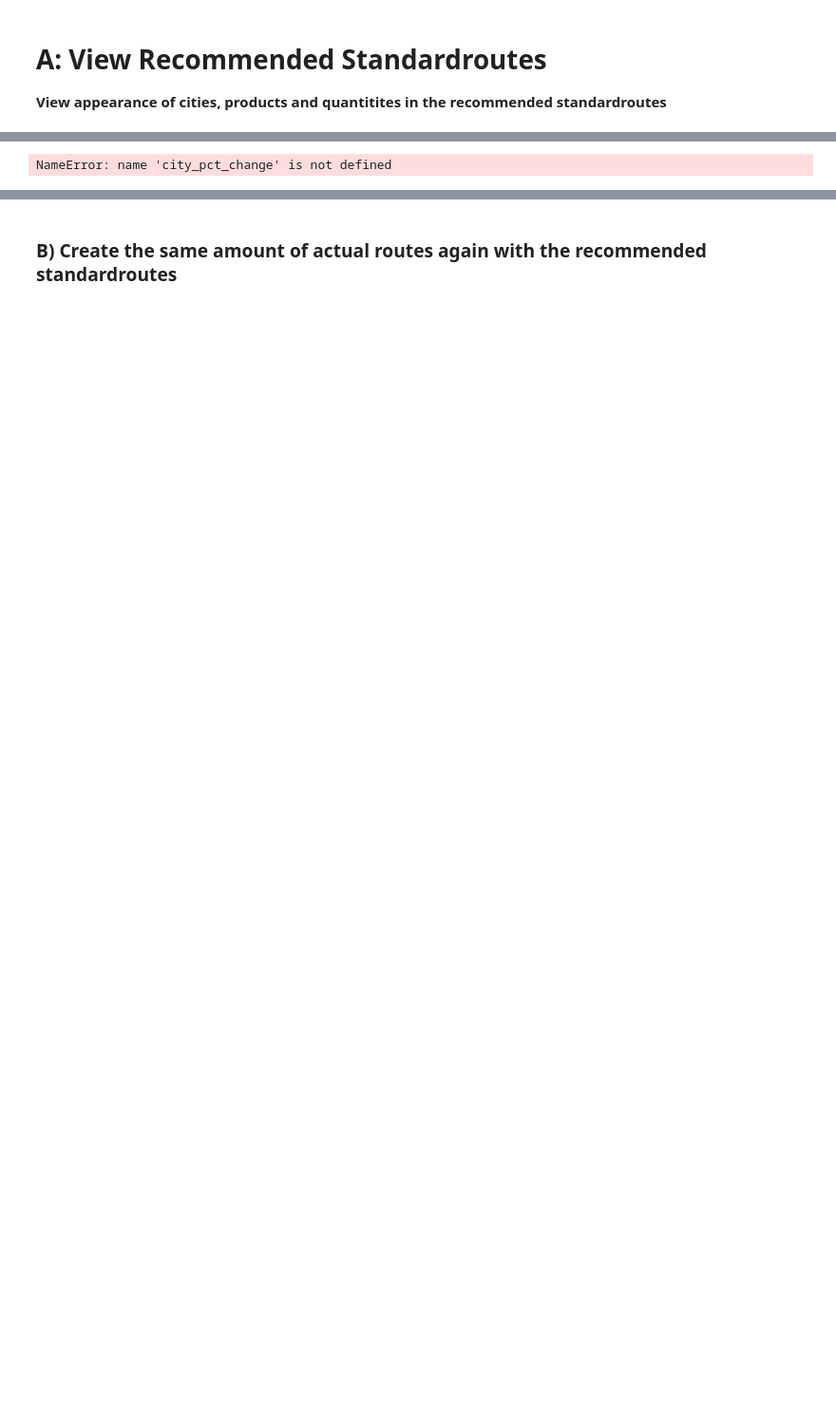
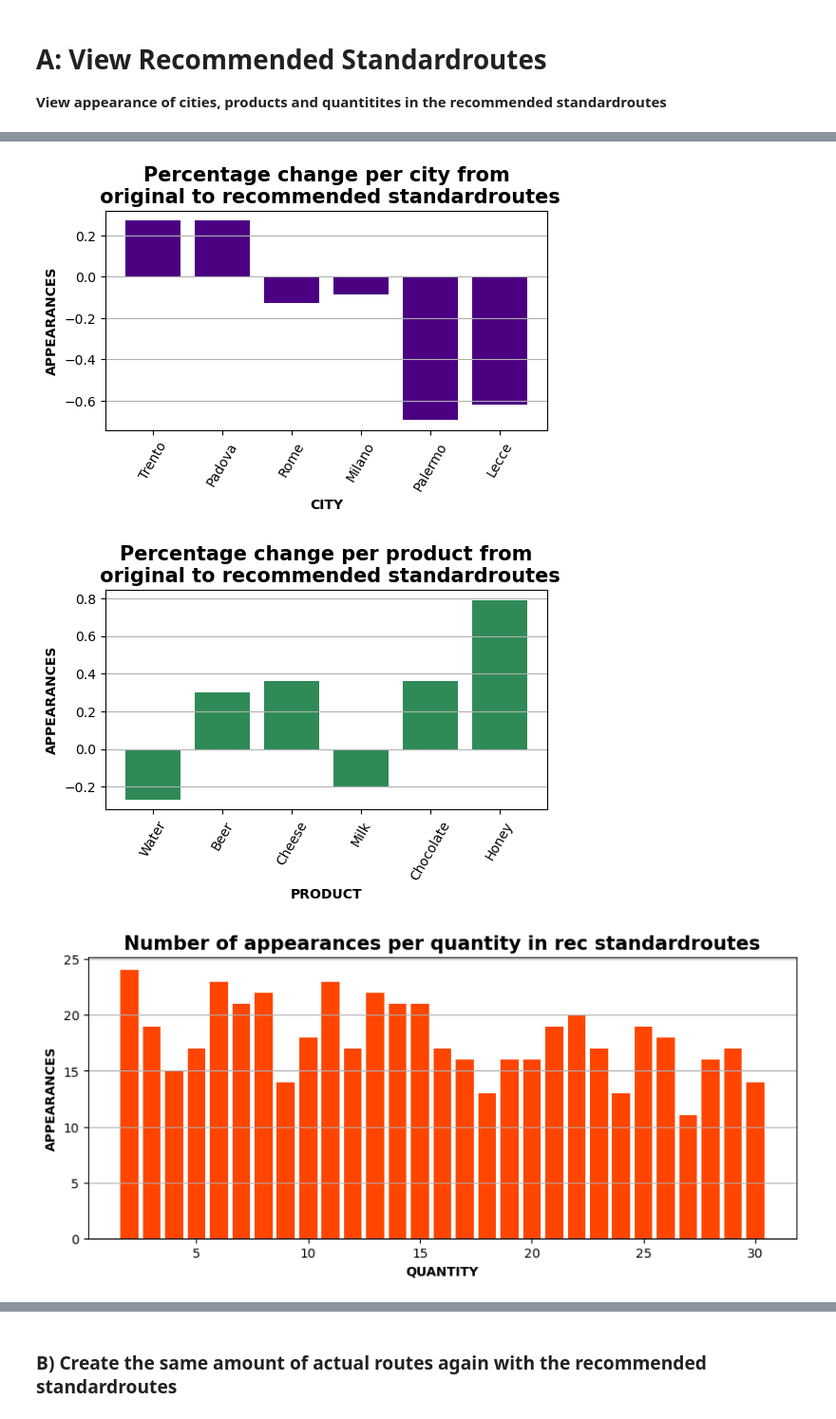
Before and after one commit to dennismgoetz/DataMining, a Jupyter notebook: src/data_generation_and_evaluation/evaluation.ipynb, the cells around one changed output, grey strips where cells are left out. Shown at 95% size. Drawn from its saved outputs; the diff is of its cells as text; code cells hidden in the pictures; blank space fills up the shorter version.

```diff
--- a/src/data_generation_and_evaluation/evaluation.ipynb
+++ b/src/data_generation_and_evaluation/evaluation.ipynb
@@ -171,27 +160,31 @@ np.sum(list({i: rec_city_counts[i] * (org_num_trips_sum/rec_num_trips_sum) for i
 # %%
-# function to plot the counts
-def fun_plot_appearances(name, counts, color):
+# function to plot the counts/pct changes
+def fun_plot_appearances(name, counts, color, title, figsize=(6, 3)):
 
     # create barplot to view the number of appearances
-    plt.figure(figsize=(10, 4))
+    plt.figure(figsize=figsize)
     plt.bar(x=counts.keys(), height=counts.values(), color=color)
 
-    # set title, edit axis and add legend
-    plt.title('Number of appearances per {} in rec standardroutes'.format(name), fontsize=15, fontweight='bold')
+    # set title and axis name and add legend
+    plt.title(title, fontsize=15, fontweight='bold')
     plt.ylabel('APPEARANCES', fontsize=10, fontweight='bold')
     plt.xlabel(name.upper(), fontsize=10, fontweight='bold')
+
+    # edit axis ticks
     if isinstance(list(counts.keys())[0], str): plt.xticks(rotation=60)
 
     # grid lines
     plt.grid(True, axis='y')
 
     return plt.show()
 
 # # execute function for a all count dicitonary
-fun_plot_appearances('city', city_pct_change, 'indigo')
-fun_plot_appearances('product', product_pct_change, 'seagreen')
-fun_plot_appearances('quantity', quantity_pct_change, 'orangered')
-fun_plot_appearances('number of trips', num_of_trips_counts, 'gray')
-fun_plot_appearances('number of products', num_of_products_counts, 'slategrey')
+fun_plot_appearances('city', city_pct_change, 'indigo', title='Percentage change per city from\n original to recommended standardroutes')
+fun_plot_appearances('product', product_pct_change, 'seagreen', title='Percentage change per product from\n original to recommended standardroutes')
+fun_plot_appearances('quantity', org_quantitiy_counts, 'orangered', figsize=(10, 4), title='Number of appearances per quantity in rec standardroutes')
+fun_plot_appearances('number of trips', rec_num_of_trips_counts, 'gray', figsize=(6, 4), title='Number of appearances per\n number of trips in rec standardroutes')
+fun_plot_appearances('number of products', rec_num_of_products_counts, 'slategrey', figsize=(6, 4), title='Number of appearances per\n number of products in rec standardroutes')
 # %% [output]
-NameError: name 'city_pct_change' is not defined
+[figure, added]
+[figure, added]
+[figure, added]
```
Also changed, not shown: parts of 24 cells of this notebook, 2 other files.
